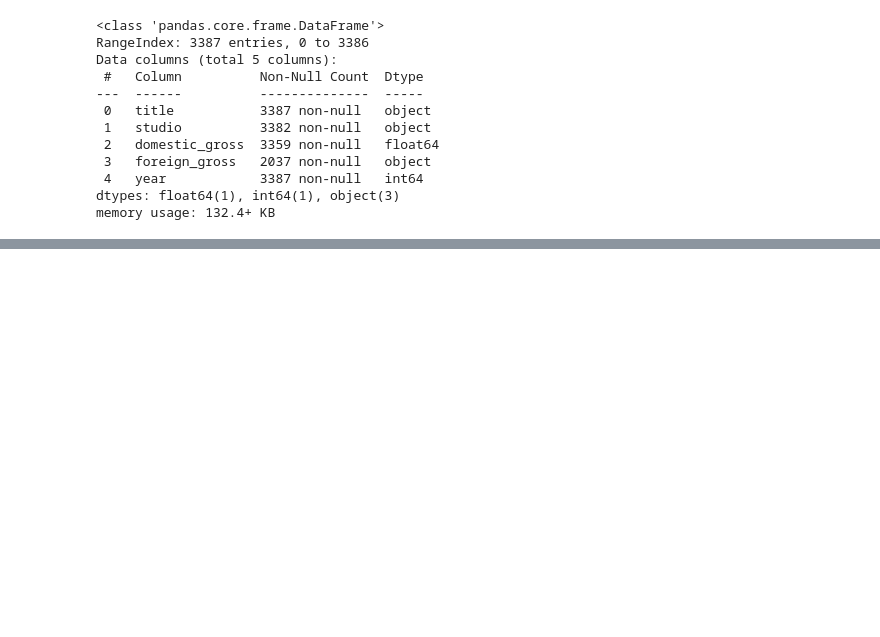
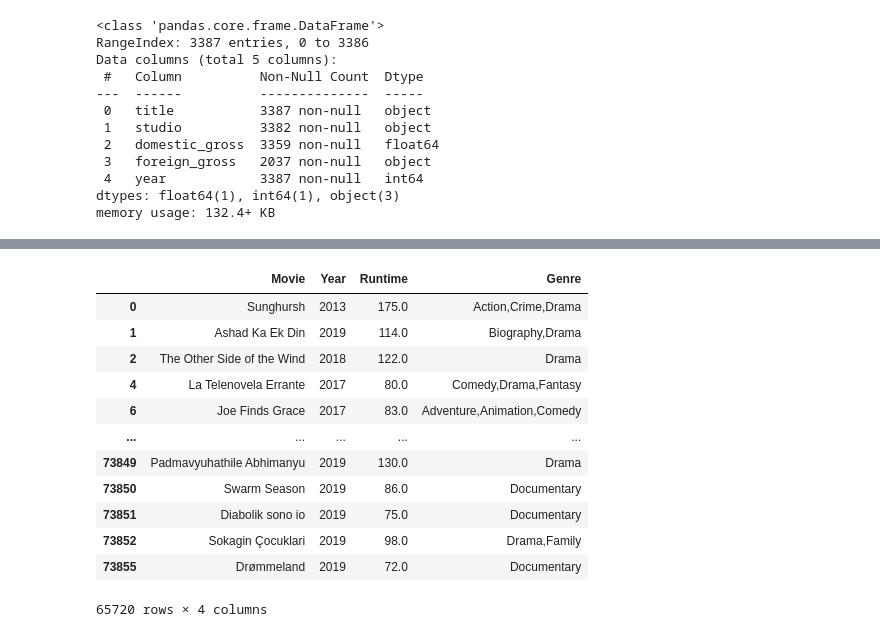
Before and after one commit to jaeheonk817/Microsoft-Movie-Recommendations, a Jupyter notebook: student1.ipynb, the cells around one changed output, grey strips where cells are left out. Saved outputs shown, nothing was run; the diff lists cells and outputs as text; code cells hidden in the pictures; blank space fills up the shorter version.

```diff
--- a/student1.ipynb
+++ b/student1.ipynb
@@ -674,0 +620,24 @@ bom = bom[selected_columns]
+# %%
+# Clean imdb_df
+
+imdb_df
+selected_columns = ['original_title','start_year', 'runtime_minutes', 'genres']
+clean_imdb = imdb_df[selected_columns]
+clean_imdb = clean_imdb.rename(columns={'original_title':'Movie', 'start_year':'Year',
+                           'runtime_minutes':'Runtime', 'genres':'Genre'})
+clean_imdb = clean_imdb.dropna()
+clean_imdb
+# %% [output]
+|  | Movie | Year | Runtime | Genre |
+| 0 | Sunghursh | 2013 | 175.0 | Action,Crime,Drama |
+| 1 | Ashad Ka Ek Din | 2019 | 114.0 | Biography,Drama |
+| 2 | The Other Side of the Wind | 2018 | 122.0 | Drama |
+| 4 | La Telenovela Errante | 2017 | 80.0 | Comedy,Drama,Fantasy |
+| 6 | Joe Finds Grace | 2017 | 83.0 | Adventure,Animation,Comedy |
+| ... | ... | ... | ... | ... |
+| 73849 | Padmavyuhathile Abhimanyu | 2019 | 130.0 | Drama |
+| 73850 | Swarm Season | 2019 | 86.0 | Documentary |
+| 73851 | Diabolik sono io | 2019 | 75.0 | Documentary |
+| 73852 | Sokagin Çocuklari | 2019 | 98.0 | Drama,Family |
+| 73855 | Drømmeland | 2019 | 72.0 | Documentary |
+65720 rows × 4 columns
```
Also changed, not shown: parts of 39 cells of this notebook.
